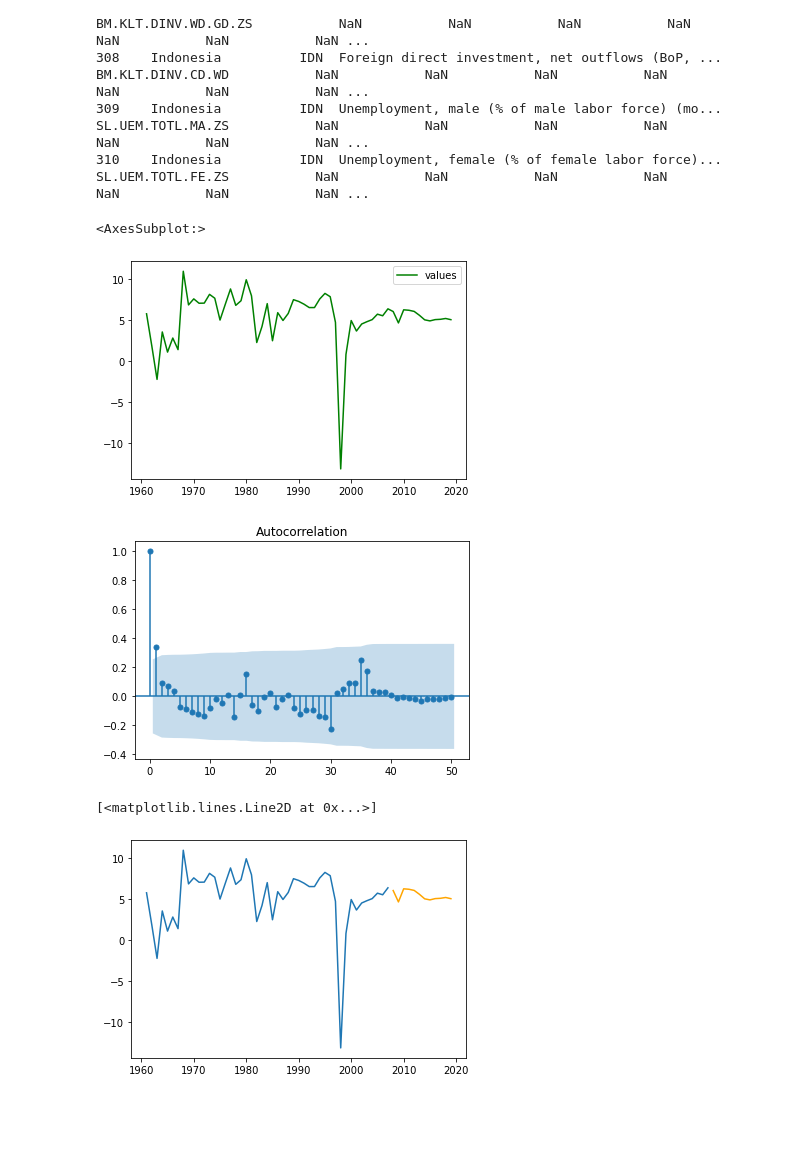
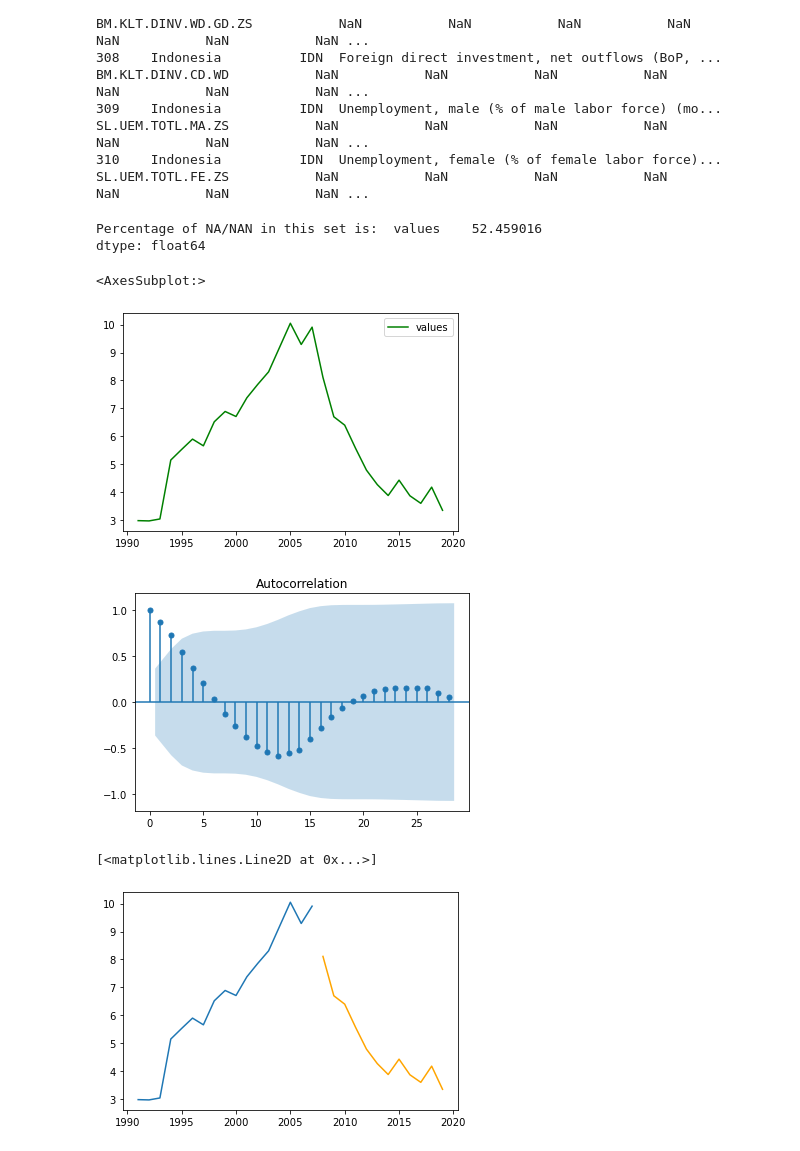
Before and after one commit to FarhanHabibie/UG-Project-Farhan, a Jupyter notebook: XGBoost Forecast.ipynb, the cells around one changed output. Drawn from its saved outputs; the diff is of its cells as text; code cells hidden in the pictures; blank space fills up the shorter version.

```diff
--- a/XGBoost Forecast.ipynb
+++ b/XGBoost Forecast.ipynb
@@ -57,7 +59,7 @@ def initialFormat (filepath, indicatorcode):
         name = df_formatted.rename(columns={col_names : "values"})
         return name
 
-    return df_formatted, s
+    return df_formatted
 # %%
 def null_percent(data):
 
@@ -104,16 +106,21 @@ def plot_ACF(data, lag):
     plot_acf(acfData, lags=lag)
 # %%
 data = initialFormat('/Users/farhanhabibie/Desktop/Farhan Thesis Code /UG-Project-Farhan/Indonesia Macro Dataset.xlsx',
-                     'NY.GDP.MKTP.KD.ZG')
+                     'SL.UEM.TOTL.FE.ZS')
+# %%
+null_percent(data)
+# %% [output]
+Percentage of NA/NAN in this set is:  values    52.459016
+dtype: float64
 # %%
 data.plot(color='green')
 # %% [output]
 <AxesSubplot:>
-[figure, old version]
+[figure, new version]
 # %%
-plot_ACF(data, 50)
+plot_ACF(data, 28)
 # %% [output]
-[figure, old version]
+[figure, new version]
 # %%
 #15 since the train is 75% of the data, and test is 25% of the data.
 train, test = train_test_split(data, len(data) - int(len(data) * 0.8))
@@ -123,7 +130,7 @@ train, test = train.dropna(), test.dropna()
 plot_train_test(train, test)
 # %% [output]
 [<matplotlib.lines.Line2D at 0x...>]
-[figure, old version]
+[figure, new version]
 # %%
 #Split of the dataset here
 lookback = 1
```
Also changed, not shown: parts of 6 cells of this notebook.
